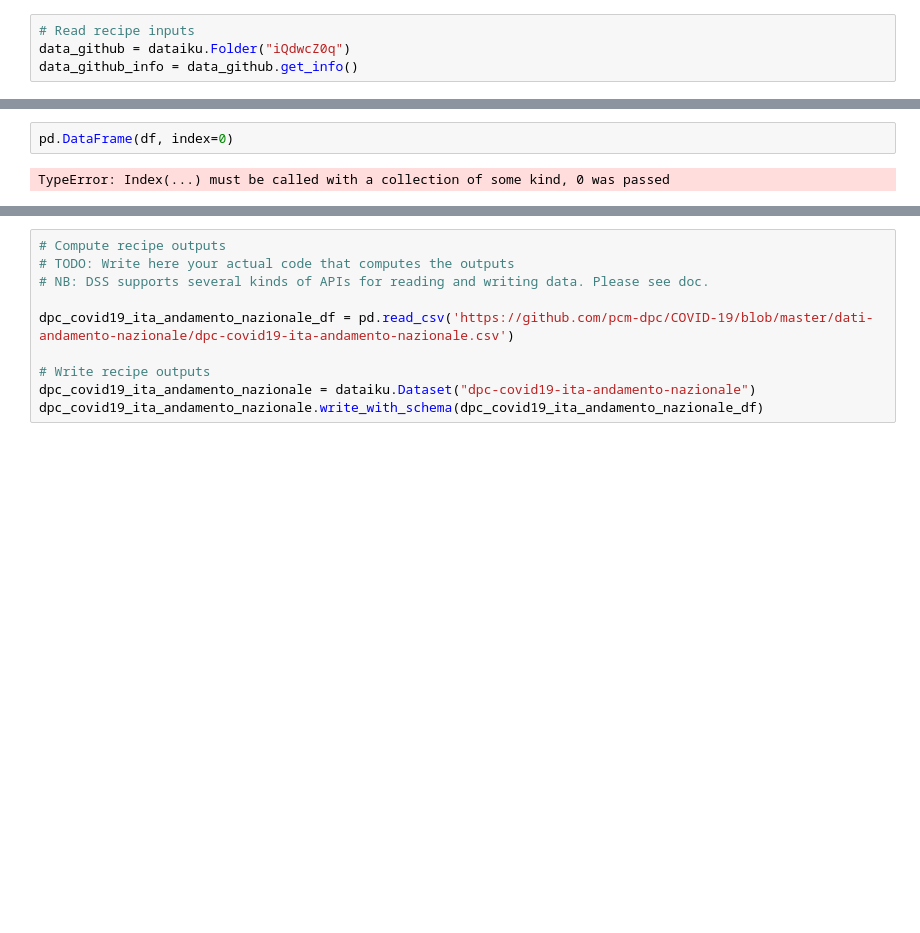
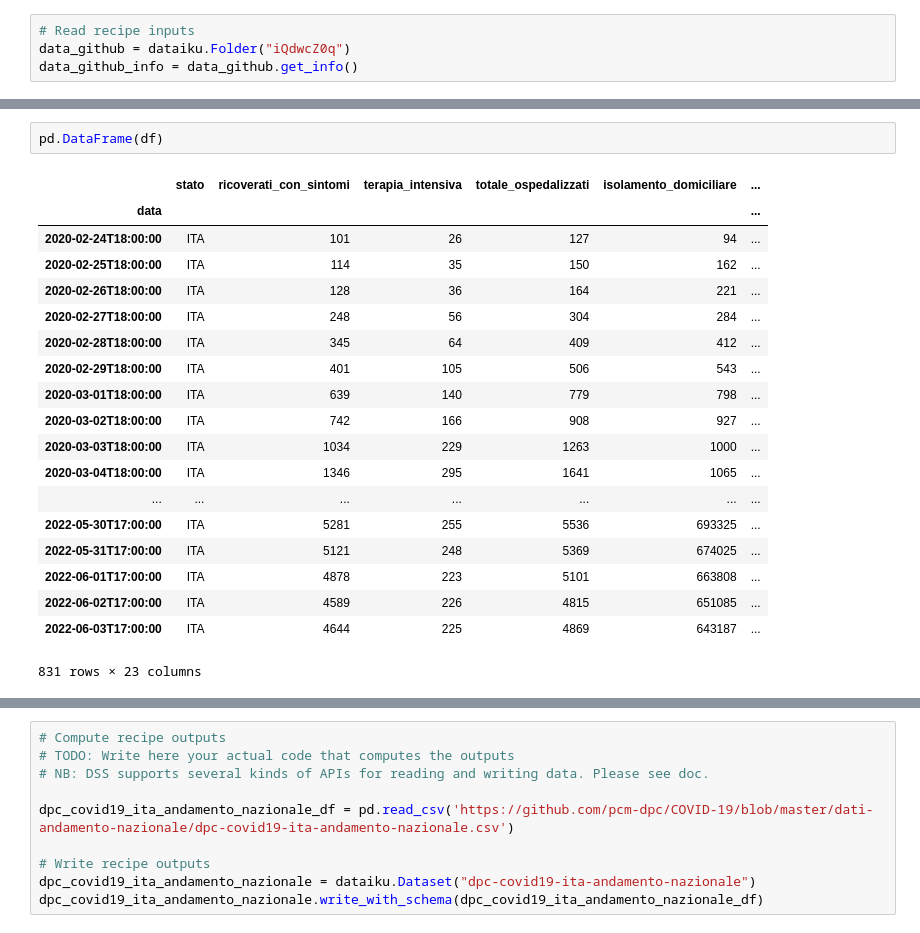
Before and after one commit to tjohn07/covid19, a Jupyter notebook: ipython_notebooks/notebook editor for compute_dpc-covid19-ita-andamento-nazionale.ipynb, the cells around one changed output, grey strips where cells are left out. Saved outputs shown, nothing was run; the diff lists cells and outputs as text; blank space fills up the shorter version.

```diff
--- a/ipython_notebooks/notebook editor for compute_dpc-covid19-ita-andamento-nazionale.ipynb
+++ b/ipython_notebooks/notebook editor for compute_dpc-covid19-ita-andamento-nazionale.ipynb
@@ -25,4 +17,22 @@ data
 # %%
-pd.DataFrame(df, index=0)
+pd.DataFrame(df)
 # %% [output]
+|  | stato | ricoverati_con_sintomi | terapia_intensiva | totale_ospedalizzati | isolamento_domiciliare | ... |
+| data |  |  |  |  |  | ... |
+| 2020-02-24T18:00:00 | ITA | 101 | 26 | 127 | 94 | ... |
+| 2020-02-25T18:00:00 | ITA | 114 | 35 | 150 | 162 | ... |
+| 2020-02-26T18:00:00 | ITA | 128 | 36 | 164 | 221 | ... |
+| 2020-02-27T18:00:00 | ITA | 248 | 56 | 304 | 284 | ... |
+| 2020-02-28T18:00:00 | ITA | 345 | 64 | 409 | 412 | ... |
+| 2020-02-29T18:00:00 | ITA | 401 | 105 | 506 | 543 | ... |
+| 2020-03-01T18:00:00 | ITA | 639 | 140 | 779 | 798 | ... |
+| 2020-03-02T18:00:00 | ITA | 742 | 166 | 908 | 927 | ... |
+| 2020-03-03T18:00:00 | ITA | 1034 | 229 | 1263 | 1000 | ... |
+| 2020-03-04T18:00:00 | ITA | 1346 | 295 | 1641 | 1065 | ... |
+| ... | ... | ... | ... | ... | ... | ... |
+| 2022-05-30T17:00:00 | ITA | 5281 | 255 | 5536 | 693325 | ... |
+| 2022-05-31T17:00:00 | ITA | 5121 | 248 | 5369 | 674025 | ... |
+| 2022-06-01T17:00:00 | ITA | 4878 | 223 | 5101 | 663808 | ... |
+| 2022-06-02T17:00:00 | ITA | 4589 | 226 | 4815 | 651085 | ... |
+| 2022-06-03T17:00:00 | ITA | 4644 | 225 | 4869 | 643187 | ... |
-TypeError: Index(...) must be called with a collection of some kind, 0 was passed
+831 rows × 23 columns
```
Also changed, not shown: parts of 3 cells of this notebook.
